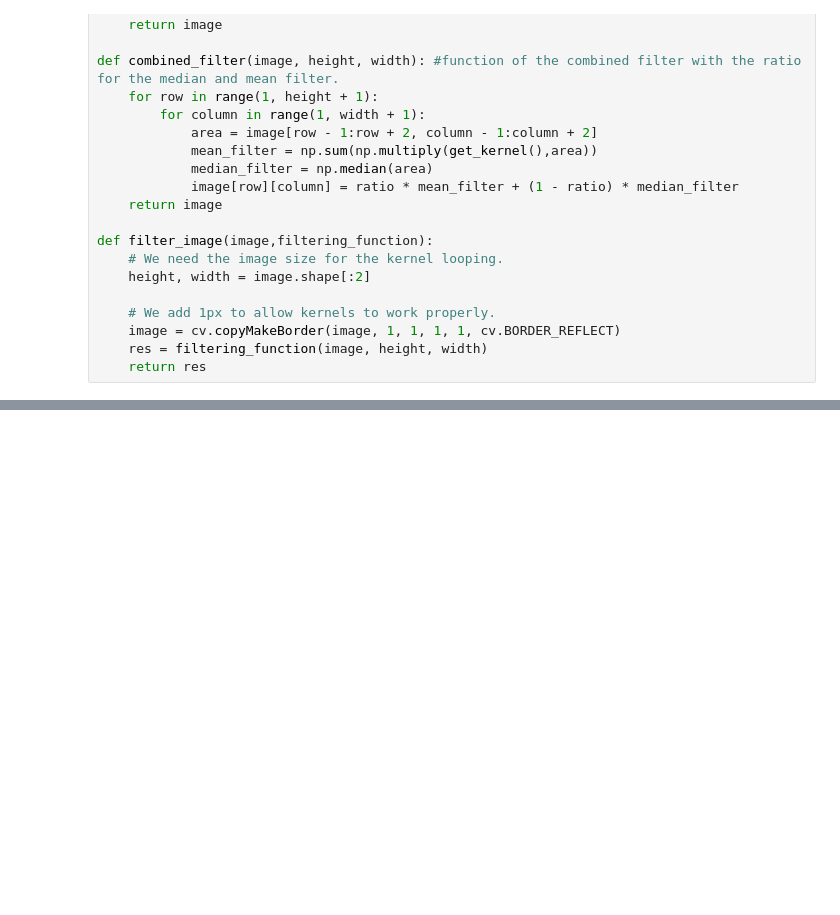
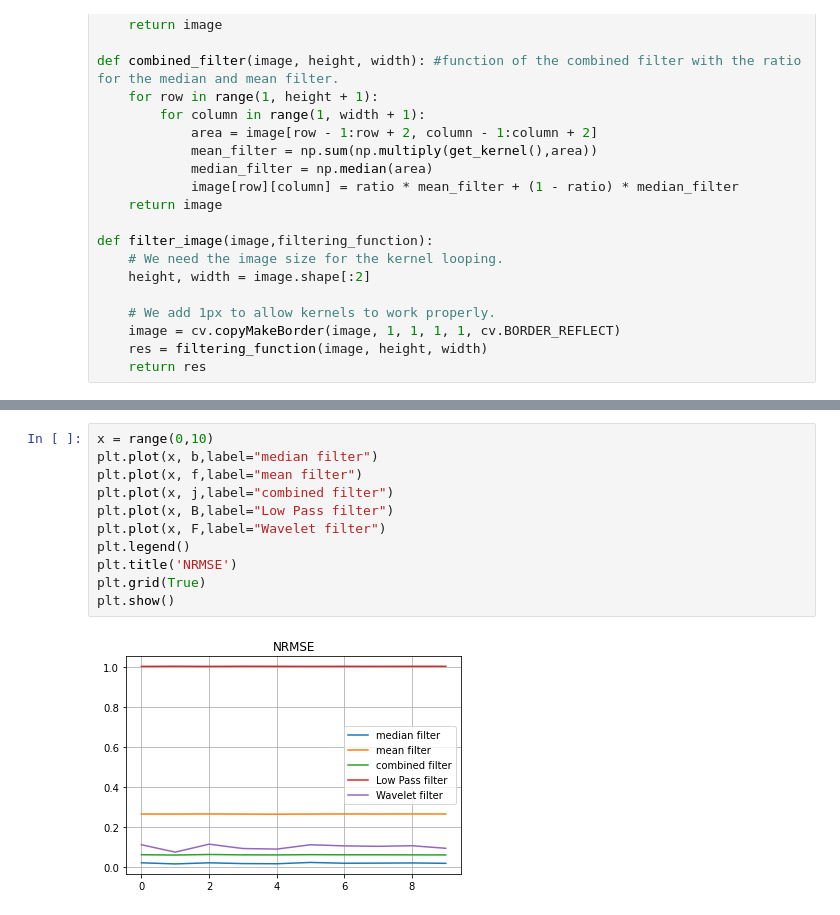
Before and after one commit to hugovanhille/ImageProcessing, a Jupyter notebook: Imae_Processing.ipynb, the cells around one changed output, grey strips where cells are left out. Cells and saved outputs as stored; diff of their text form; blank space fills up the shorter version.

```diff
--- a/Imae_Processing.ipynb
+++ b/Imae_Processing.ipynb
@@ -166,0 +197,13 @@ def filter_image(image,filtering_function):
+# %%
+x = range(0,10)
+plt.plot(x, b,label="median filter")
+plt.plot(x, f,label="mean filter")
+plt.plot(x, j,label="combined filter")
+plt.plot(x, B,label="Low Pass filter")
+plt.plot(x, F,label="Wavelet filter")
+plt.legend()
+plt.title('NRMSE')
+plt.grid(True)
+plt.show()
+# %% [output]
+[figure, added]
```
Also changed, not shown: parts of 18 cells of this notebook.
